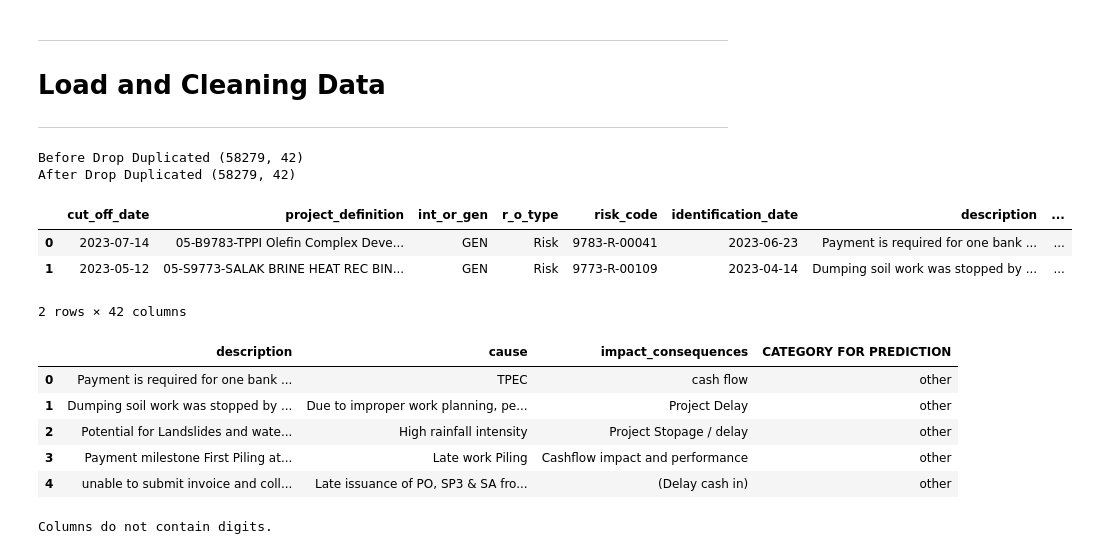
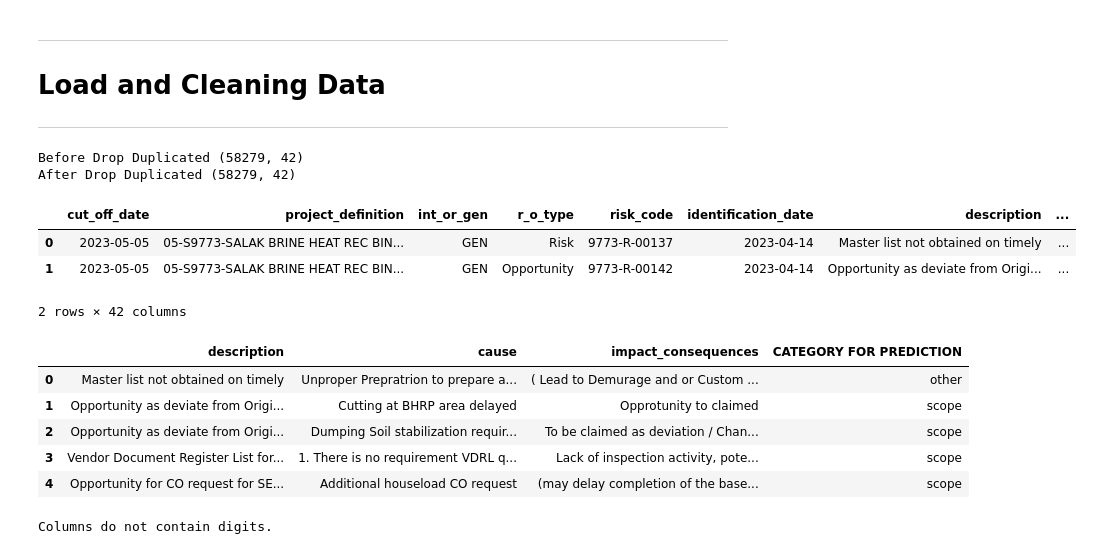
Before and after one commit to PMISAdmin/risk_register_prediction, a Jupyter notebook: NLP Analysis.ipynb, the cells around one changed output. Cells and saved outputs as stored; diff of their text form; code cells hidden in the pictures.

```diff
--- a/NLP Analysis.ipynb
+++ b/NLP Analysis.ipynb
@@ -64,27 +64,27 @@ def load_data_from_db(query):
     return pd.DataFrame()
 # %%
 # load data
-query = 'SELECT * FROM "pms"."a6_02_risk_register_staging";'
+query = 'SELECT * FROM "pms"."a6_02_risk_register";'
 df = load_data_from_db(query)
 
 df.head(2)
 # %% [output]
 Before Drop Duplicated (58279, 42)
 After Drop Duplicated (58279, 42)
 |  | cut_off_date | project_definition | int_or_gen | r_o_type | risk_code | identification_date | description | ... |
-| 0 | 2023-07-14 | 05-B9783-TPPI Olefin Complex Deve... | GEN | Risk | 9783-R-00041 | 2023-06-23 | Payment is required for one bank ... | ... |
-| 1 | 2023-05-12 | 05-S9773-SALAK BRINE HEAT REC BIN... | GEN | Risk | 9773-R-00109 | 2023-04-14 | Dumping soil work was stopped by ... | ... |
+| 0 | 2023-05-05 | 05-S9773-SALAK BRINE HEAT REC BIN... | GEN | Risk | 9773-R-00137 | 2023-04-14 | Master list not obtained on timely | ... |
+| 1 | 2023-05-05 | 05-S9773-SALAK BRINE HEAT REC BIN... | GEN | Opportunity | 9773-R-00142 | 2023-04-14 | Opportunity as deviate from Origi... | ... |
 2 rows × 42 columns
 # %%
 selected_data = df[['description', 'cause','impact_consequences', 'CATEGORY FOR PREDICTION']]
 selected_data.head()
 # %% [output]
 |  | description | cause | impact_consequences | CATEGORY FOR PREDICTION |
-| 0 | Payment is required for one bank ... | TPEC | cash flow | other |
-| 1 | Dumping soil work was stopped by ... | Due to improper work planning, pe... | Project Delay | other |
-| 2 | Potential for Landslides and wate... | High rainfall intensity | Project Stopage / delay | other |
-| 3 | Payment milestone First Piling at... | Late work Piling | Cashflow impact and performance | other |
-| 4 | unable to submit invoice and coll... | Late issuance of PO, SP3 & SA fro... | (Delay cash in) | other |
+| 0 | Master list not obtained on timely | Unproper Prepratrion to prepare a... | ( Lead to Demurage and or Custom ... | other |
+| 1 | Opportunity as deviate from Origi... | Cutting at BHRP area delayed | Opprotunity to claimed | scope |
+| 2 | Opportunity as deviate from Origi... | Dumping Soil stabilization requir... | To be claimed as deviation / Chan... | scope |
+| 3 | Vendor Document Register List for... | 1. There is no requirement VDRL q... | Lack of inspection activity, pote... | scope |
+| 4 | Opportunity for CO request for SE... | Additional houseload CO request | (may delay completion of the base... | scope |
 # %%
 def remove_digits(text):
     """
```
Also changed, not shown: parts of 34 cells of this notebook.
